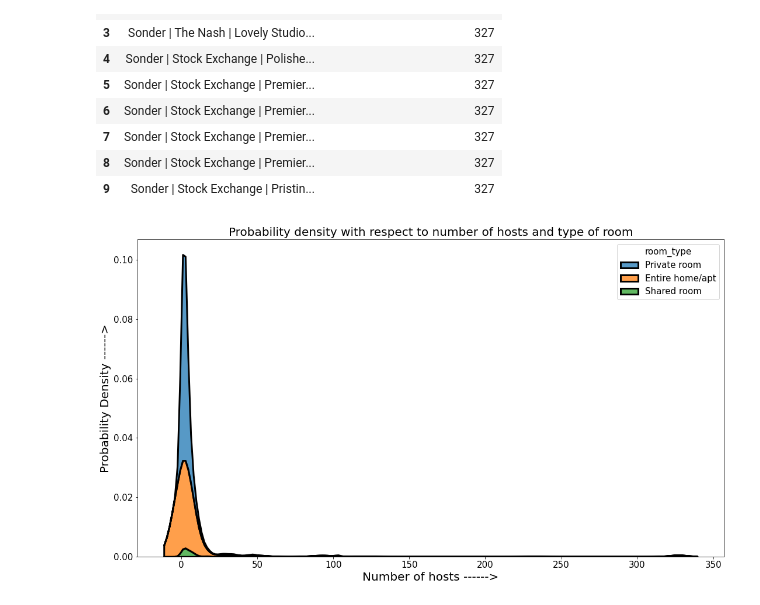
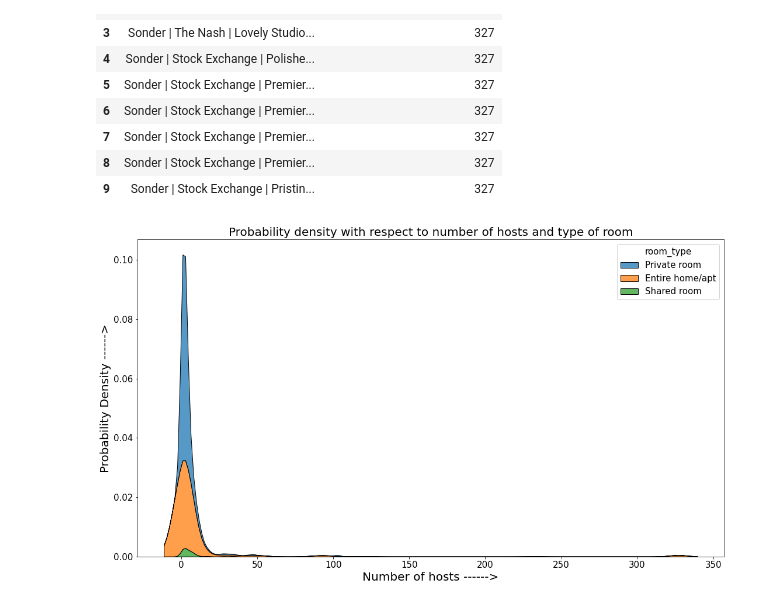
Before and after one commit to amol004/Airbnb-booking-analysis, a Jupyter notebook: Airbnb_bookings_analysis.ipynb, the cells around one changed output. Drawn from its saved outputs; the diff is of its cells as text; code cells hidden in the pictures.

```diff
--- a/Airbnb_bookings_analysis.ipynb
+++ b/Airbnb_bookings_analysis.ipynb
@@ -323,9 +323,9 @@ hh
 # %%
 #Probability density with respect to number of hosts and type of room
 plt.rcParams['figure.figsize'] = (18,10)# figure size
-sns.kdeplot(data=airbnb_df, x="calculated_host_listings_count", hue="room_type",multiple="stack",edgecolor='black',lw=3)
+sns.kdeplot(data=airbnb_df, x="calculated_host_listings_count", hue="room_type",multiple="stack")
 plt.title('Probability density with respect to number of hosts and type of room',fontsize=20) #title
 plt.ylabel('Probability Density ------>',fontsize=20) # y axis label
 plt.xlabel('Number of hosts ------>',fontsize=20); # x axis label
 # %% [output]
-[figure, old version]
+[figure, new version]
```
Also changed, not shown: parts of 2 cells of this notebook.
